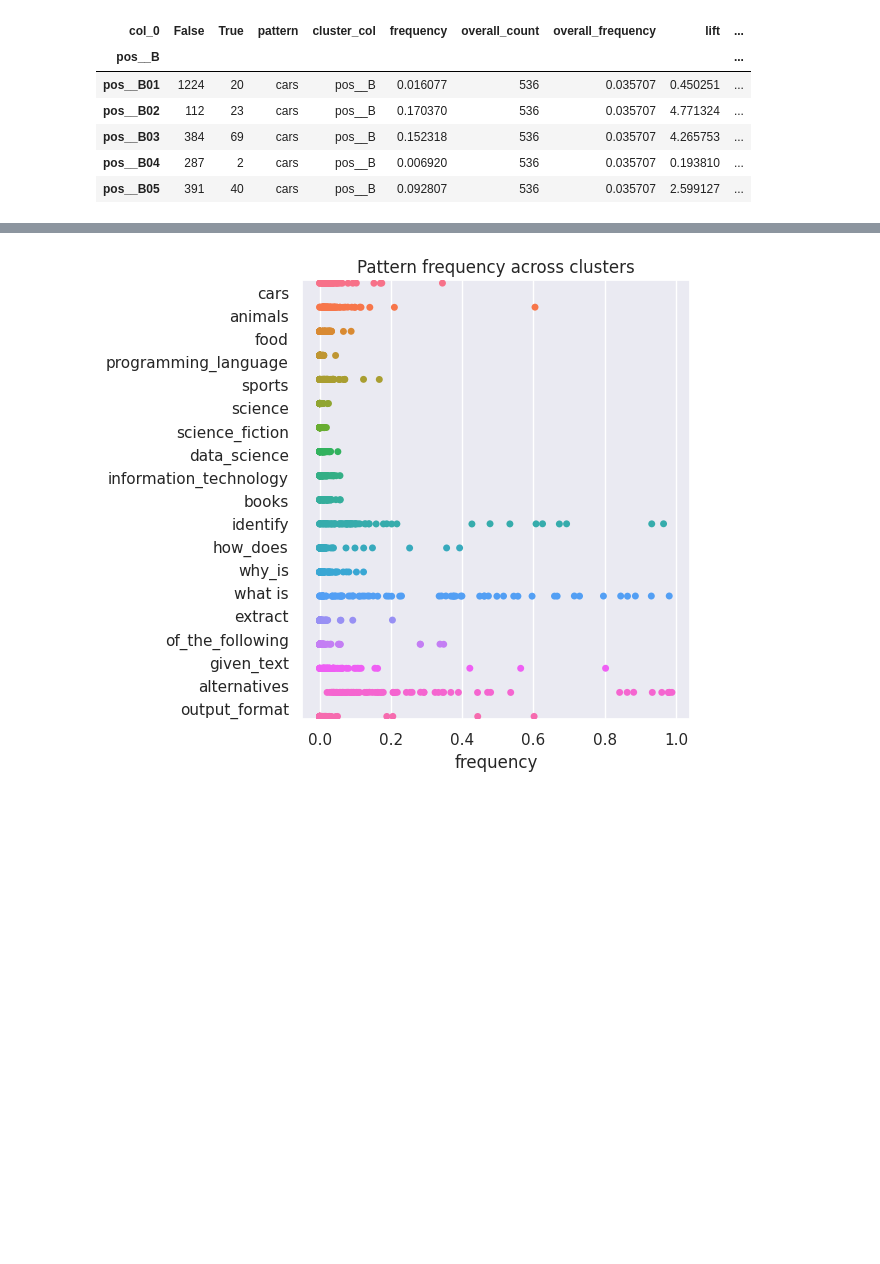
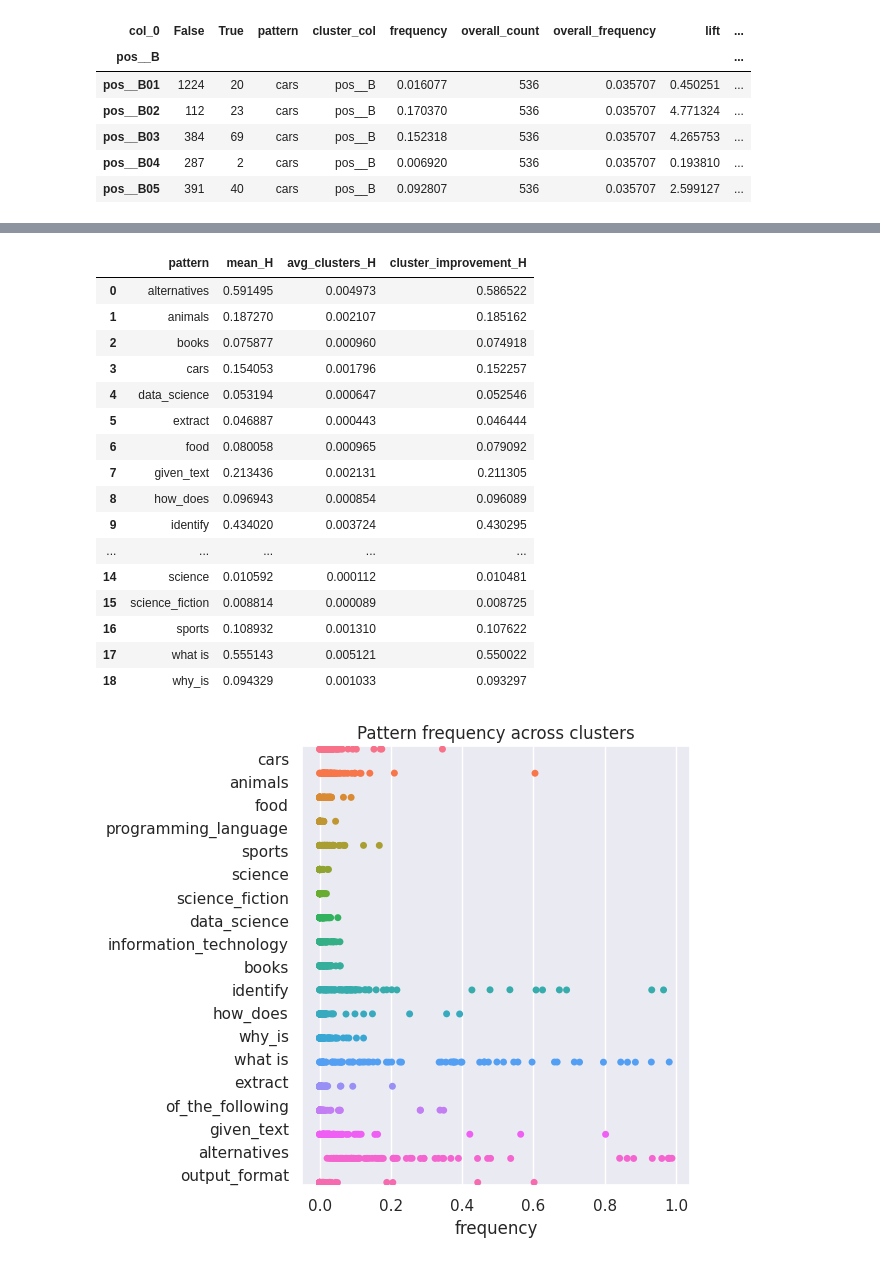
Before and after one commit to rmhorton/instruction_tuning, a Jupyter notebook: cluster_evaluation.ipynb, the cells around one changed output, grey strips where cells are left out. Drawn from its saved outputs; the diff is of its cells as text; code cells hidden in the pictures; blank space fills up the shorter version.

Commit message:
updated cluster evaluation

```diff
--- a/cluster_evaluation.ipynb
+++ b/cluster_evaluation.ipynb
@@ -209,3 +187,32 @@ Index(['pos__B01', 'pos__B02', 'pos__B03', 'pos__B04', 'pos__B05', 'pos__B06',
+# %%
+def pattern_delta_entropy(df = pos_pattern_distributions):
+    pattern_Hs = []
+    for pattern in np.unique(df.pattern):
+        pattern_Hs.append({'pattern': pattern,
+                        'mean_H':mean_H(pattern, df),
+                        'avg_clusters_H': avg_clusters_H(pattern, df),
+                        'cluster_improvement_H':cluster_improvement_H(pattern, df)})
+    return pd.DataFrame(pattern_Hs)
+
+pattern_delta_entropy()
+# %% [output]
+|  | pattern | mean_H | avg_clusters_H | cluster_improvement_H |
+| 0 | alternatives | 0.591495 | 0.004973 | 0.586522 |
+| 1 | animals | 0.187270 | 0.002107 | 0.185162 |
+| 2 | books | 0.075877 | 0.000960 | 0.074918 |
+| 3 | cars | 0.154053 | 0.001796 | 0.152257 |
+| 4 | data_science | 0.053194 | 0.000647 | 0.052546 |
+| 5 | extract | 0.046887 | 0.000443 | 0.046444 |
+| 6 | food | 0.080058 | 0.000965 | 0.079092 |
+| 7 | given_text | 0.213436 | 0.002131 | 0.211305 |
+| 8 | how_does | 0.096943 | 0.000854 | 0.096089 |
+| 9 | identify | 0.434020 | 0.003724 | 0.430295 |
+| ... | ... | ... | ... | ... |
+| 14 | science | 0.010592 | 0.000112 | 0.010481 |
+| 15 | science_fiction | 0.008814 | 0.000089 | 0.008725 |
+| 16 | sports | 0.108932 | 0.001310 | 0.107622 |
+| 17 | what is | 0.555143 | 0.005121 | 0.550022 |
+| 18 | why_is | 0.094329 | 0.001033 | 0.093297 |
 # %%
 
 import warnings
```
Also changed, not shown: parts of 6 cells of this notebook.
